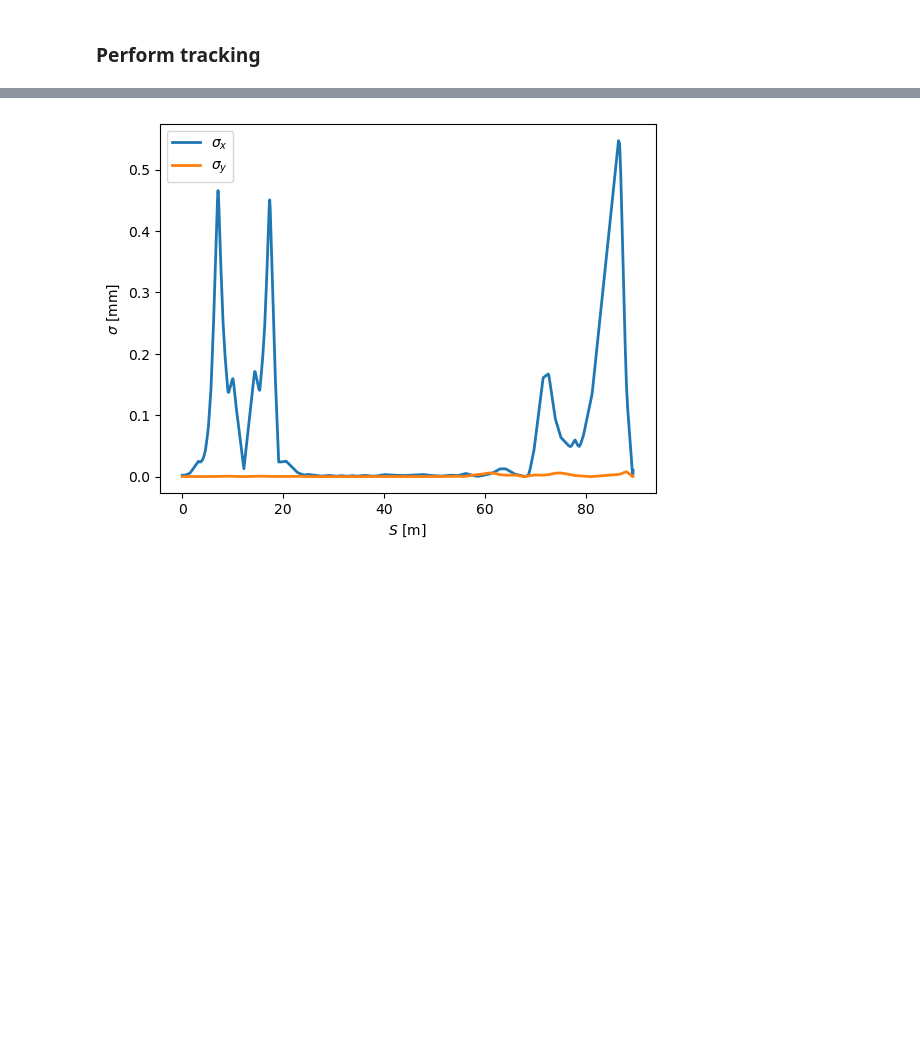
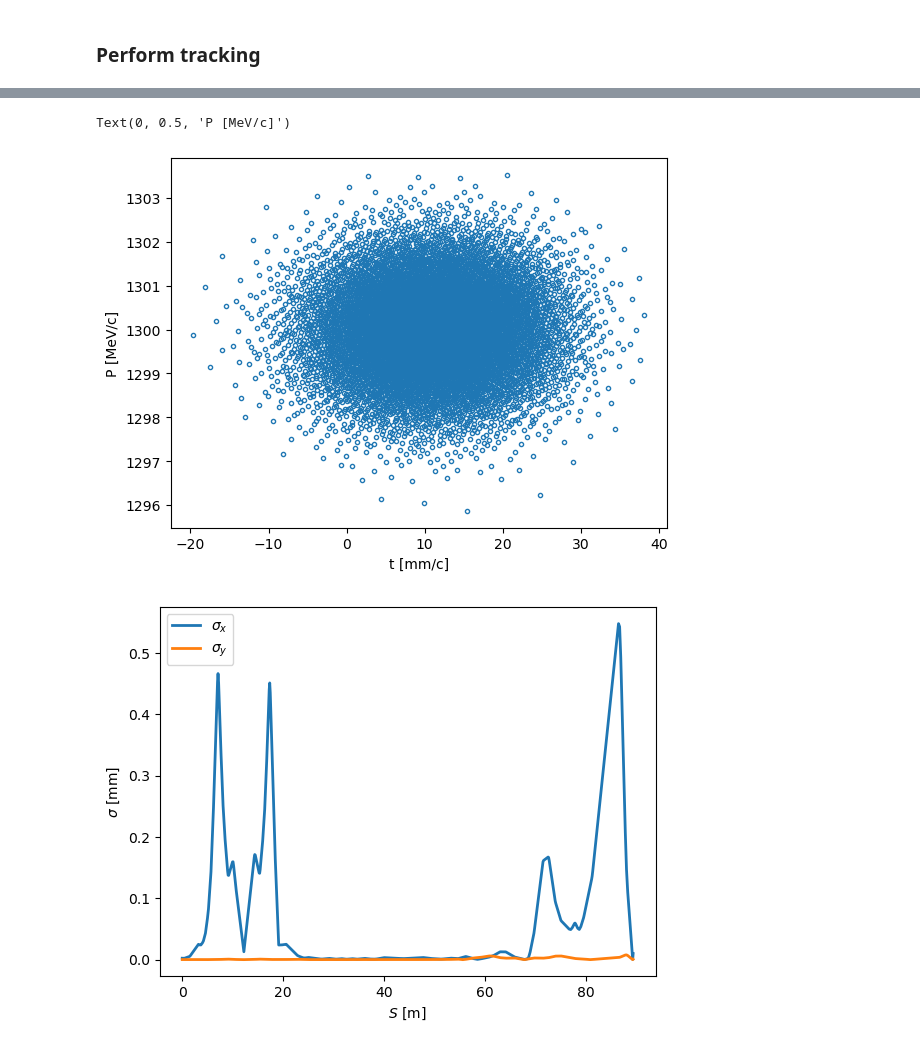
Before and after one commit to wiktoria-malek/flight-simulator, a Jupyter notebook: Ext_ATF2.ipynb, the cells around one changed output, grey strips where cells are left out. Cells and saved outputs as stored; diff of their text form; code cells hidden in the pictures; blank space fills up the shorter version.

```diff
--- a/Ext_ATF2.ipynb
+++ b/Ext_ATF2.ipynb
@@ -100,3 +109,11 @@ plt.tight_layout()
+# %%
+plt.figure()
+plt.plot(M1[:,4], M1[:,5], '.', mfc='none')
+plt.xlabel('t [mm/c]')
+plt.ylabel("P [MeV/c]")
+# %% [output]
+Text(0, 0.5, 'P [MeV/c]')
+[figure, added]
 # %%
 T = Ext_ATF2.get_transport_table('%S %sigma_x %sigma_y')
 plt.plot(T[:,0], T[:,1], linewidth=2, label=r'$\sigma_x$')
```
Also changed, not shown: parts of 7 cells of this notebook.
